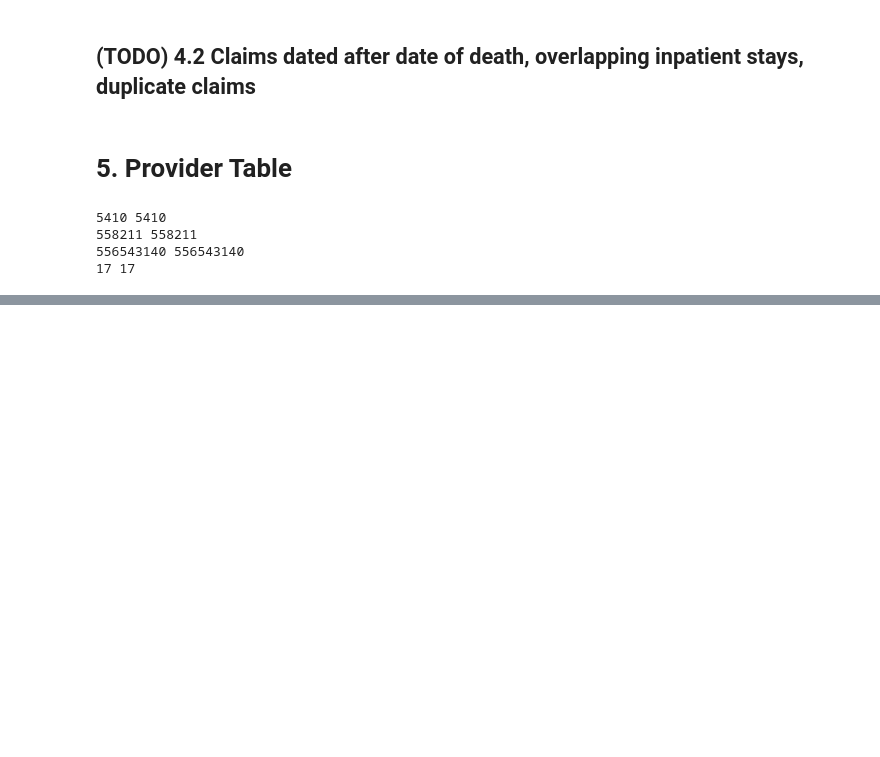
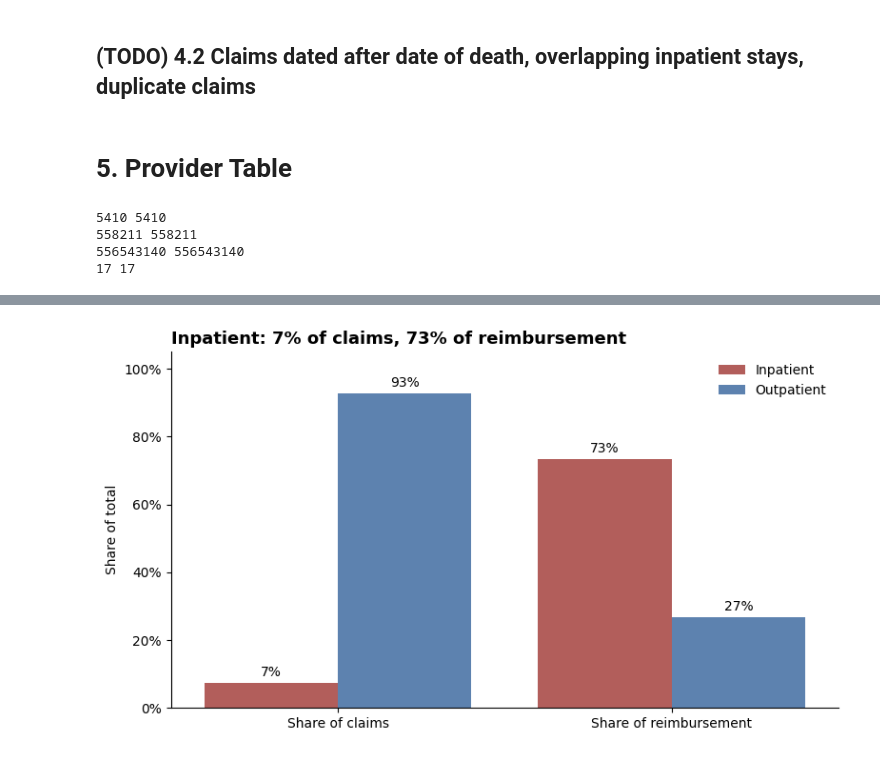
Before and after one commit to sophiaYishan/us_healthcare_claims_analysis, a Jupyter notebook: claim-analysis.ipynb, the cells around one changed output, grey strips where cells are left out. Saved outputs shown, nothing was run; the diff lists cells and outputs as text; code cells hidden in the pictures; blank space fills up the shorter version.

```diff
--- a/claim-analysis.ipynb
+++ b/claim-analysis.ipynb
@@ -747,0 +791,9 @@ provider.to_csv("provider.csv", index=False)
+# %%
+summary = claims_w_bene.groupby('ClaimType').agg(
+    claims=('ClaimID', 'count'),
+    reimbursed=('InscClaimAmtReimbursed', 'sum'),
+)
+summary['Share of claims'] = summary['claims'] / summary['claims'].sum()
+summary['Share of reimbursement'] = summary['reimbursed'] / summary['reimbursed'].sum()
+
+summary
@@ -747,0 +811,6 @@ provider.to_csv("provider.csv", index=False)
+# %%
+plot_df = (summary[['Share of claims', 'Share of reimbursement']]
+           .reset_index()
+           .melt(id_vars='ClaimType', var_name='Metric', value_name='Share'))
+plot_df['ClaimType'] = plot_df['ClaimType'].map({'IP': 'Inpatient', 'OP': 'Outpatient'})
+plot_df
@@ -747,0 +823,23 @@ provider.to_csv("provider.csv", index=False)
+# %%
+from matplotlib.ticker import PercentFormatter
+fig, ax = plt.subplots(figsize=(8, 4.5))
+sns.barplot(data=plot_df, x='Metric', y='Share', hue='ClaimType',
+            palette={'Inpatient': '#c0504d', 'Outpatient': '#4f81bd'}, ax=ax)
+
+ax.yaxis.set_major_formatter(PercentFormatter(1.0))
+ax.set_ylim(0, 1.05)
+ax.set_xlabel('')
+ax.set_ylabel('Share of total')
+for container in ax.containers:
+    ax.bar_label(container, fmt=lambda v: f'{v:.0%}', padding=3)
+
+ip = summary.loc['IP']
+ax.set_title(f"Inpatient: {ip['Share of claims']:.0%} of claims, "
+             f"{ip['Share of reimbursement']:.0%} of reimbursement",
+             loc='left', fontsize=13, fontweight='bold')
+ax.legend(title='', frameon=False)
+sns.despine()
+plt.tight_layout()
+plt.show()
+# %% [output]
+[figure, added]
```
Also changed, not shown: parts of 20 cells of this notebook.
